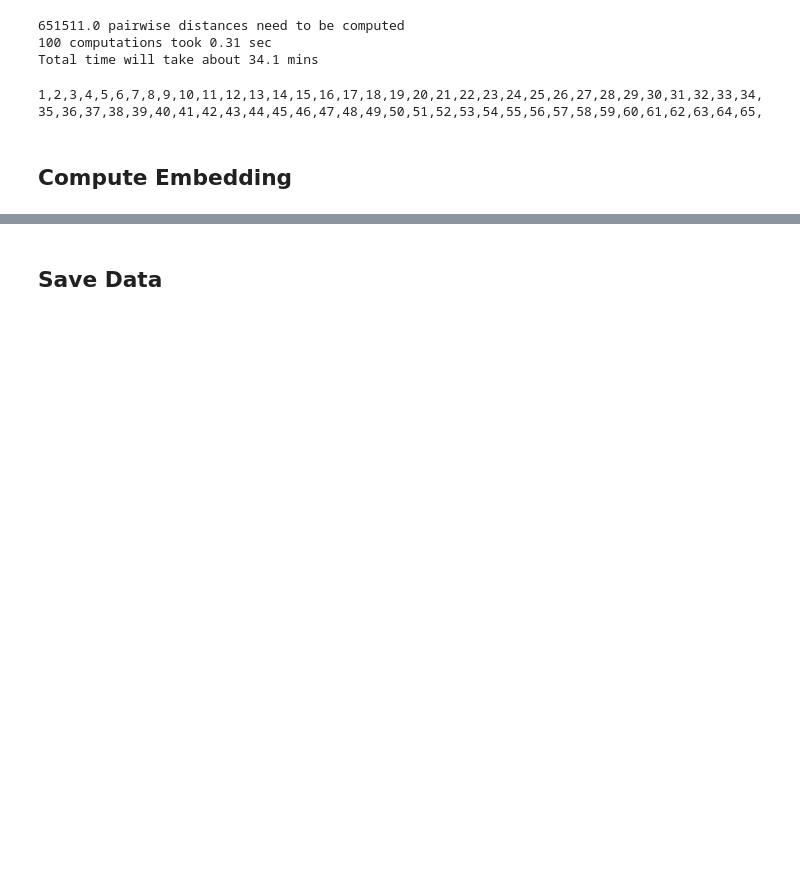
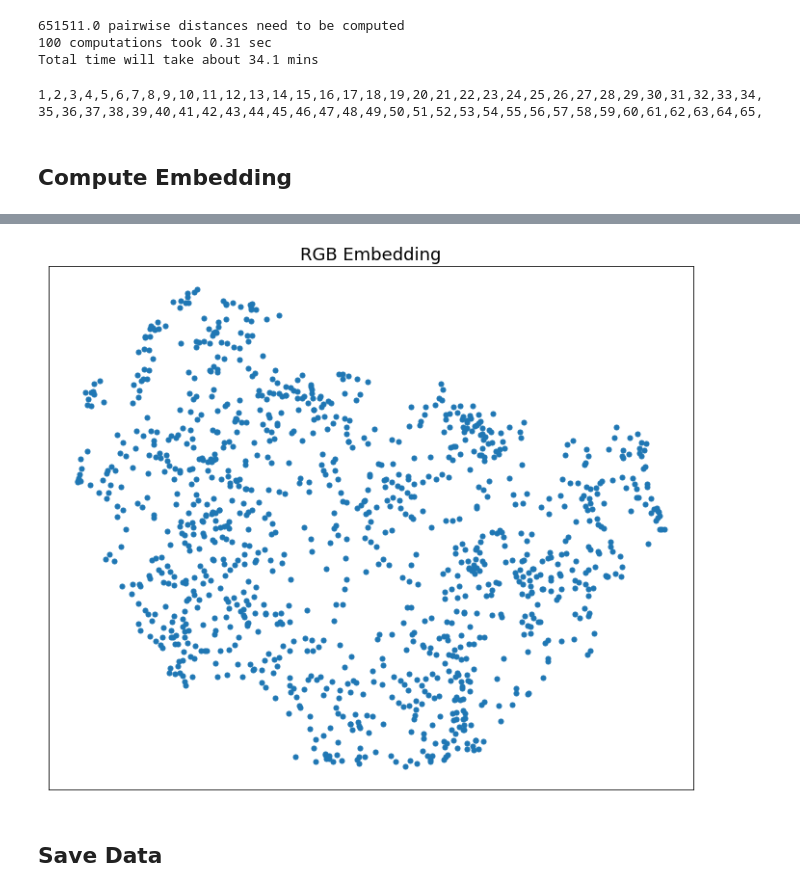
Before and after one commit to flekschas/piling.js, a Jupyter notebook: examples/car-images.ipynb, the cells around one changed output, grey strips where cells are left out. Saved outputs shown, nothing was run; the diff lists cells and outputs as text; code cells hidden in the pictures; blank space fills up the shorter version.

```diff
--- a/examples/car-images.ipynb
+++ b/examples/car-images.ipynb
@@ -189,2 +188,12 @@ plt.show()
+# %%
+umap_rgb = UMAP(n_neighbors=5).fit_transform(norm_scaled_imgs)
+
+fig, ax = plt.subplots(figsize=(12, 10))
+plt.scatter(umap_rgb[:, 0], umap_rgb[:, 1], s=25)
+plt.setp(ax, xticks=[], yticks=[])
+plt.title("RGB Embedding", fontsize=18)
+plt.show()
+# %% [output]
+[figure, added]
 # %%
 scaler = MinMaxScaler((0.05, 0.95))
```
Also changed, not shown: parts of 6 cells of this notebook.
